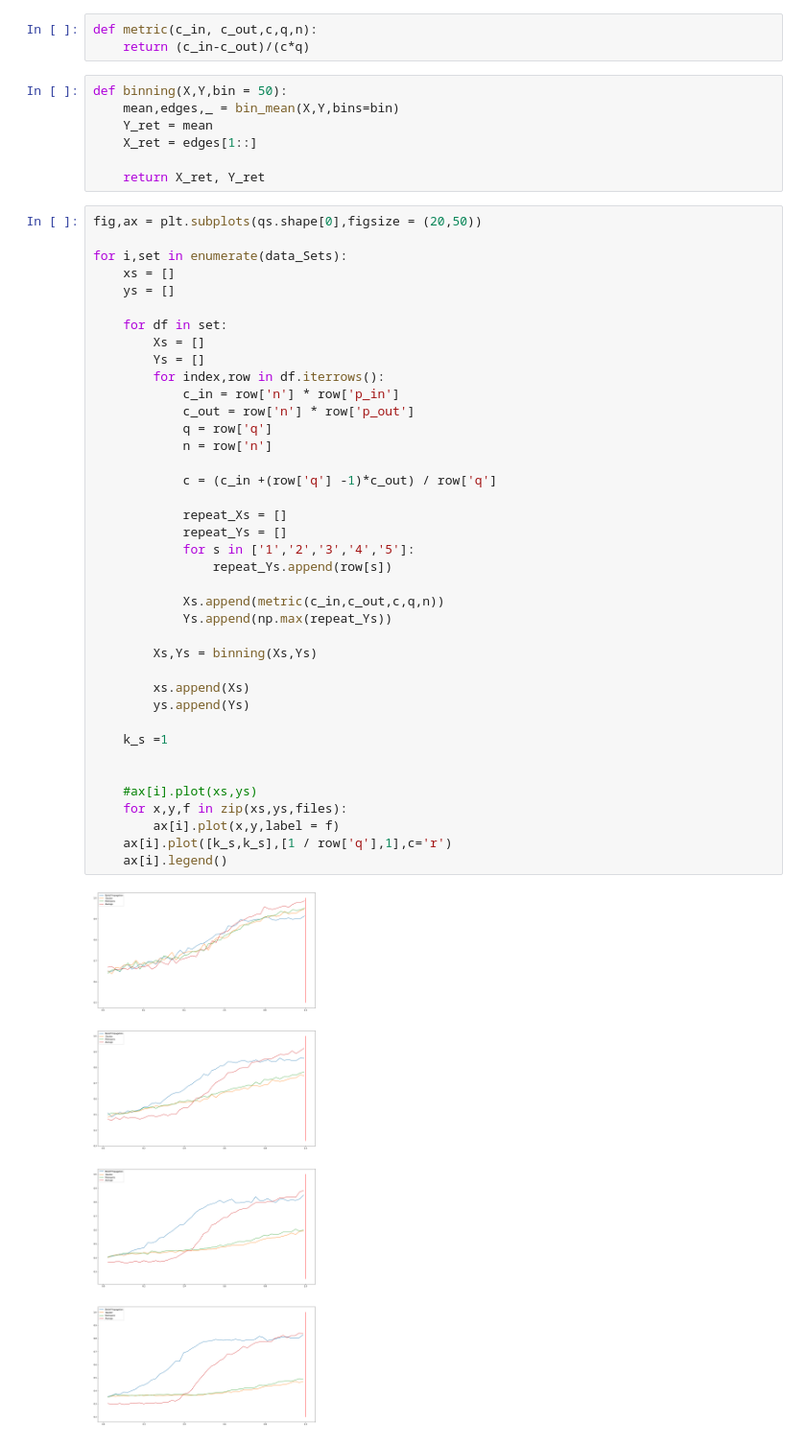
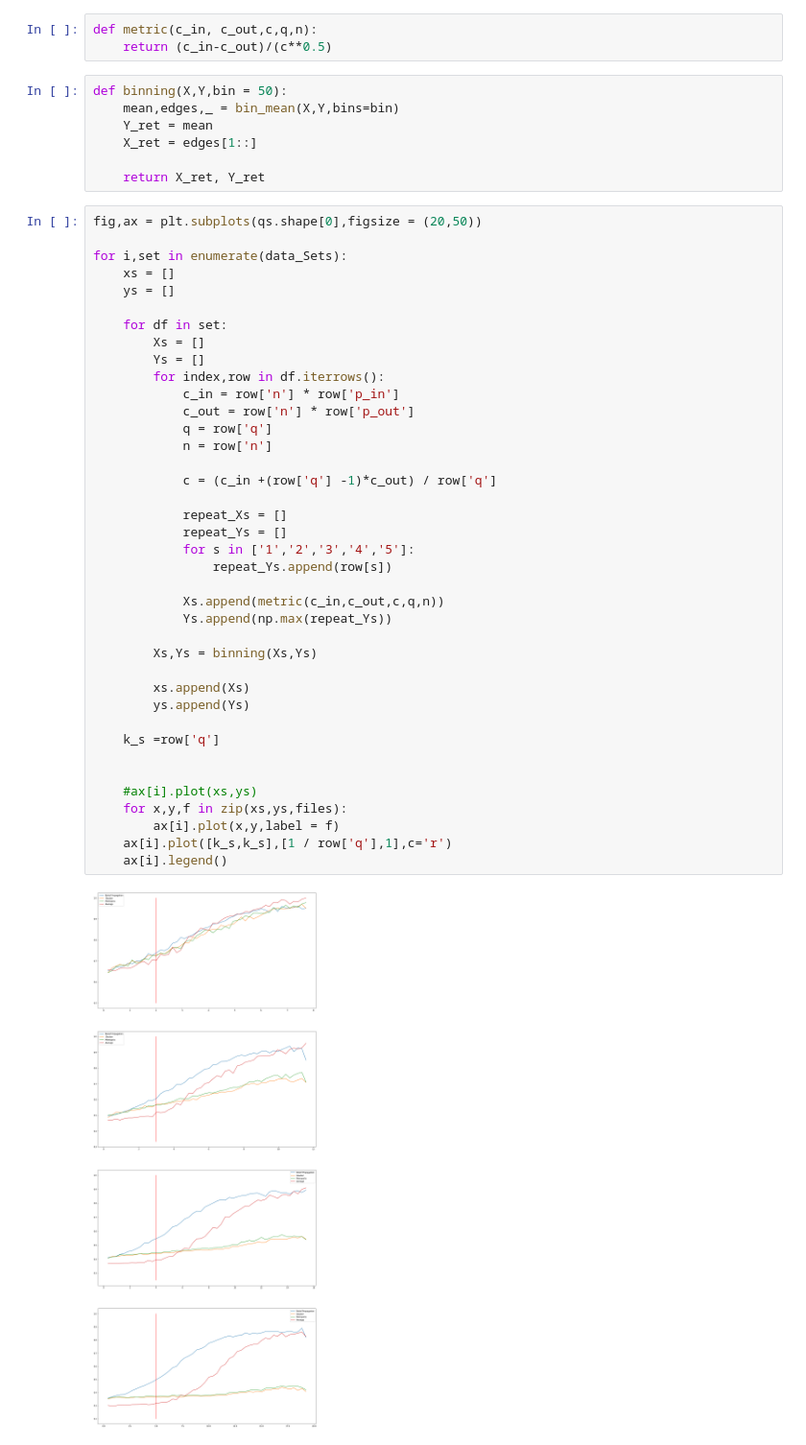
Before and after one commit to JAHanley/finalProject, a Jupyter notebook: data/visualise.ipynb, the cells around one changed output. Shown at 96% size. Saved outputs shown, nothing was run; the diff lists cells and outputs as text.

```diff
--- a/data/visualise.ipynb
+++ b/data/visualise.ipynb
@@ -26,7 +26,7 @@ for q in qs:
 5
 # %%
 def metric(c_in, c_out,c,q,n):
-    return (c_in-c_out)/(c*q)
+    return (c_in-c_out)/(c**0.5)
 # %%
 def binning(X,Y,bin = 50):
     mean,edges,_ = bin_mean(X,Y,bins=bin)
@@ -46,32 +46,32 @@ for i,set in enumerate(data_Sets):
         Ys = []
         for index,row in df.iterrows():
             c_in = row['n'] * row['p_in']
             c_out = row['n'] * row['p_out']
             q = row['q']
             n = row['n']
 
             c = (c_in +(row['q'] -1)*c_out) / row['q']
 
             repeat_Xs = []
             repeat_Ys = []
             for s in ['1','2','3','4','5']:
                 repeat_Ys.append(row[s])
 
             Xs.append(metric(c_in,c_out,c,q,n))
             Ys.append(np.max(repeat_Ys))
 
         Xs,Ys = binning(Xs,Ys)
 
         xs.append(Xs)
         ys.append(Ys)
 
-    k_s =1
+    k_s =row['q']
 
 
     #ax[i].plot(xs,ys)
     for x,y,f in zip(xs,ys,files):
         ax[i].plot(x,y,label = f)
     ax[i].plot([k_s,k_s],[1 / row['q'],1],c='r')
     ax[i].legend()
 # %% [output]
-[figure, old version]
+[figure, new version]
```
Also changed, not shown: 2 other files.
